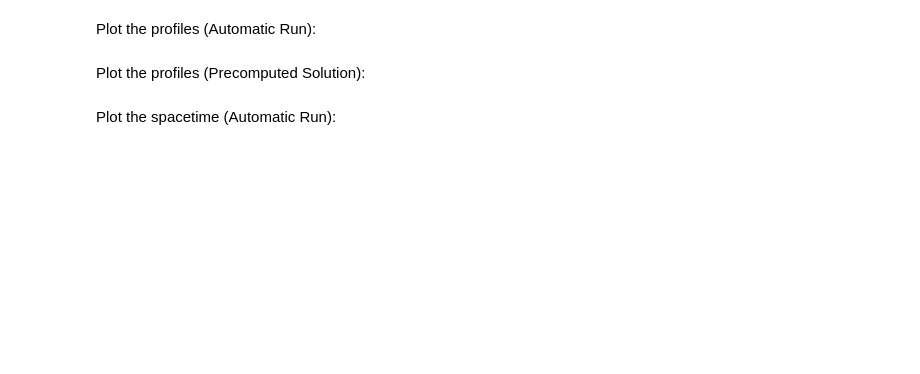
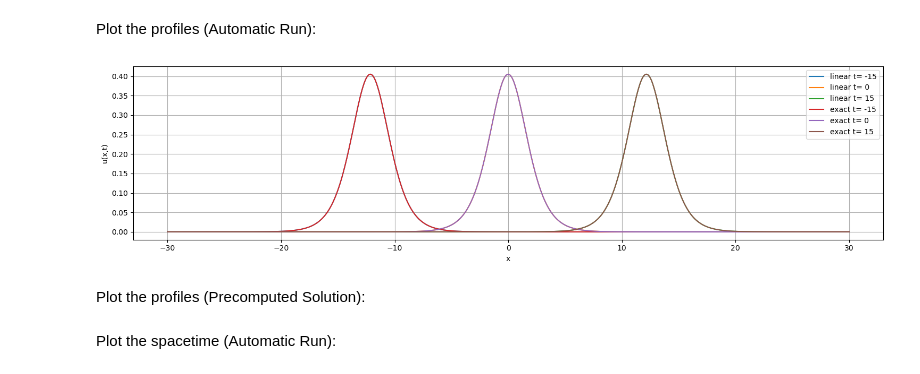
Before and after one commit to JairdanC/soliton-pinns, a Jupyter notebook: notebooks/kdv.ipynb, the cells around one changed output. Drawn from its saved outputs; the diff is of its cells as text; code cells hidden in the pictures; blank space fills up the shorter version.

```diff
--- a/notebooks/kdv.ipynb
+++ b/notebooks/kdv.ipynb
@@ -78,7 +95,9 @@ plot_loss = model.plot_losses(training_stats)
 # %% [markdown]
 Plot the profiles (Automatic Run):
 # %%
-plot_auto_prof = model.plot_profiles(t_values=[-15, 0, 15], which=('exact', 'linear', 'predicted')) #visualization functions now use OOP, returning a savable figure
+plot_auto_prof = model.plot_profiles(t_values=[-15, 0, 15], which=('linear', 'exact')) #visualization functions now use OOP, returning a savable figure
+# %% [output]
+[figure, added]
 # %% [markdown]
 Plot the profiles (Precomputed Solution):
 # %%
```
Also changed, not shown: parts of 7 cells of this notebook, 5 other files.
